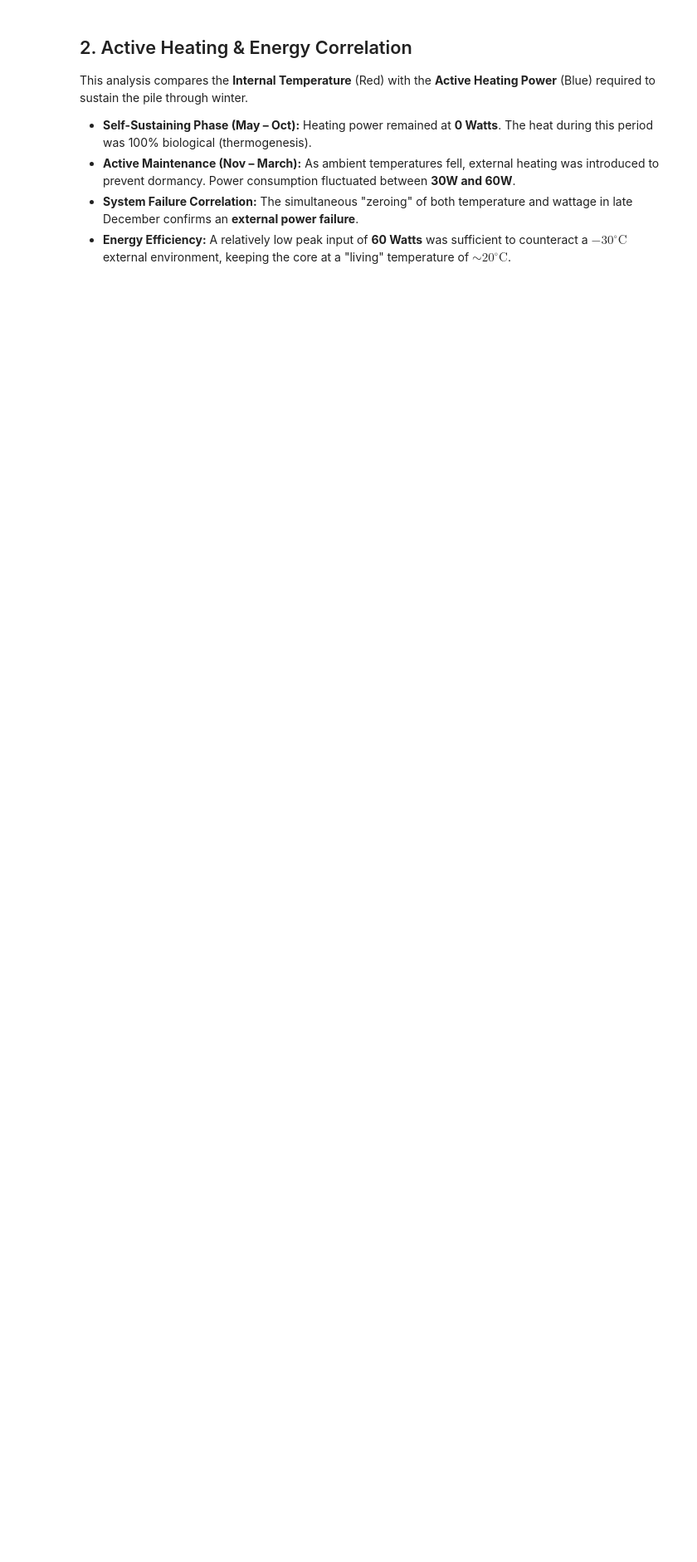
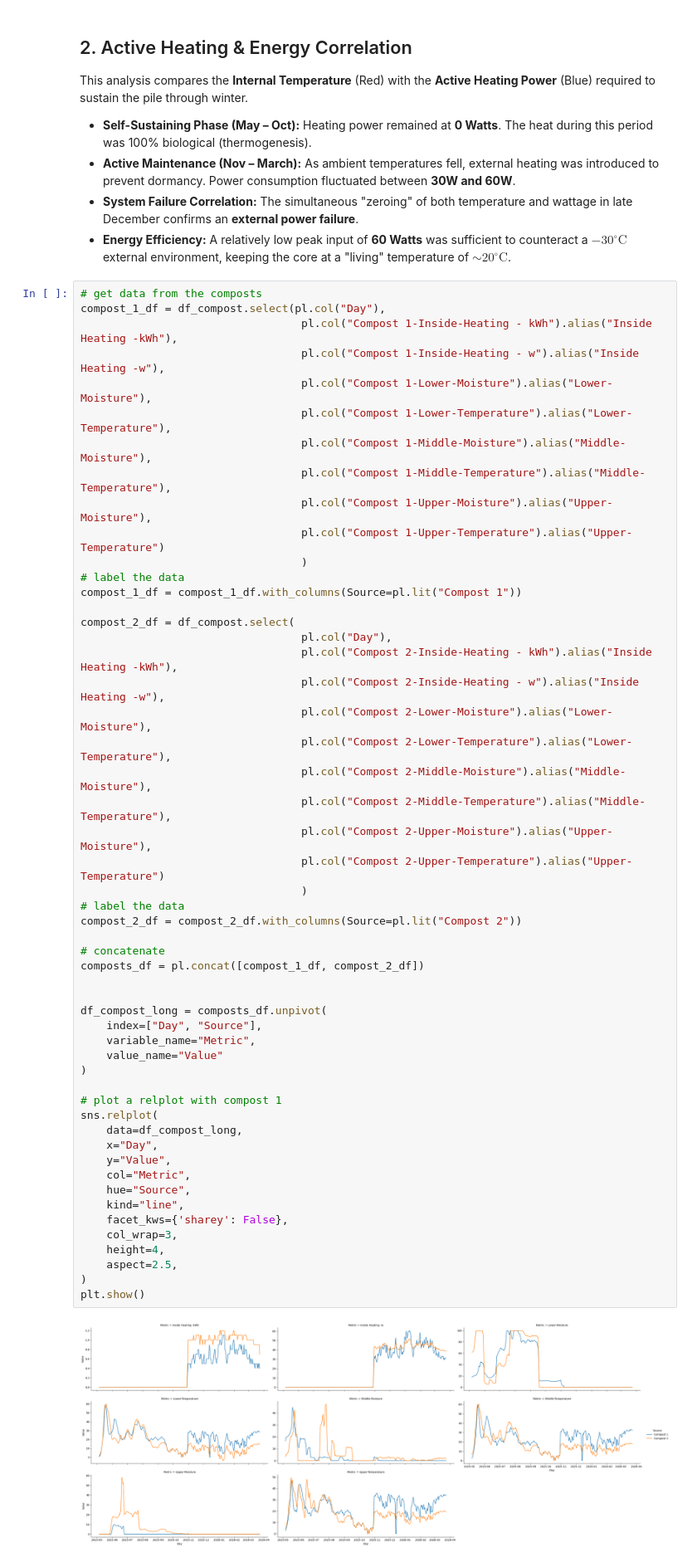
Before and after one commit to Compost-Coders/composting-coders, a Jupyter notebook: notebooks/analysis_fabian.ipynb, the cells around one changed output. Shown at 83% size. Drawn from its saved outputs; the diff is of its cells as text; blank space fills up the shorter version.

Commit message:
Made a comparison between compost 1 and compost 2

```diff
--- a/notebooks/analysis_fabian.ipynb
+++ b/notebooks/analysis_fabian.ipynb
@@ -143,3 +143,58 @@ This analysis compares the **Internal Temperature** (Red) with the **Active Heat
 * **Active Maintenance (Nov – March):** As ambient temperatures fell, external heating was introduced to prevent dormancy. Power consumption fluctuated between **30W and 60W**.
 * **System Failure Correlation:** The simultaneous "zeroing" of both temperature and wattage in late December confirms an **external power failure**.
 * **Energy Efficiency:** A relatively low peak input of **60 Watts** was sufficient to counteract a $-30^{\circ}\text{C}$ external environment, keeping the core at a "living" temperature of $\sim 20^{\circ}\text{C}$.
+# %%
+# get data from the composts
+compost_1_df = df_compost.select(pl.col("Day"),
+                                  pl.col("Compost 1-Inside-Heating - kWh").alias("Inside Heating -kWh"),
+                                  pl.col("Compost 1-Inside-Heating - w").alias("Inside Heating -w"),
+                                  pl.col("Compost 1-Lower-Moisture").alias("Lower-Moisture"),
+                                  pl.col("Compost 1-Lower-Temperature").alias("Lower-Temperature"),
+                                  pl.col("Compost 1-Middle-Moisture").alias("Middle-Moisture"),
+                                  pl.col("Compost 1-Middle-Temperature").alias("Middle-Temperature"),
+                                  pl.col("Compost 1-Upper-Moisture").alias("Upper-Moisture"),
+                                  pl.col("Compost 1-Upper-Temperature").alias("Upper-Temperature")
+                                  )
+# label the data
+compost_1_df = compost_1_df.with_columns(Source=pl.lit("Compost 1"))
+
+compost_2_df = df_compost.select(
+                                  pl.col("Day"),
+                                  pl.col("Compost 2-Inside-Heating - kWh").alias("Inside Heating -kWh"),
+                                  pl.col("Compost 2-Inside-Heating - w").alias("Inside Heating -w"),
+                                  pl.col("Compost 2-Lower-Moisture").alias("Lower-Moisture"),
+                                  pl.col("Compost 2-Lower-Temperature").alias("Lower-Temperature"),
+                                  pl.col("Compost 2-Middle-Moisture").alias("Middle-Moisture"),
+                                  pl.col("Compost 2-Middle-Temperature").alias("Middle-Temperature"),
+                                  pl.col("Compost 2-Upper-Moisture").alias("Upper-Moisture"),
+                                  pl.col("Compost 2-Upper-Temperature").alias("Upper-Temperature")
+                                  )
+# label the data
+compost_2_df = compost_2_df.with_columns(Source=pl.lit("Compost 2"))
+
+# concatenate
+composts_df = pl.concat([compost_1_df, compost_2_df])
+
+
+df_compost_long = composts_df.unpivot(
+    index=["Day", "Source"],
+    variable_name="Metric",
+    value_name="Value"
+)
+
+# plot a relplot with compost 1
+sns.relplot(
+    data=df_compost_long,
+    x="Day",
+    y="Value",
+    col="Metric",
+    hue="Source",
+    kind="line",
+    facet_kws={'sharey': False},
+    col_wrap=3,
+    height=4,
+    aspect=2.5,
+)
+plt.show()
+# %% [output]
+[figure, added]
```
Also changed, not shown: parts of 1 cell of this notebook.
